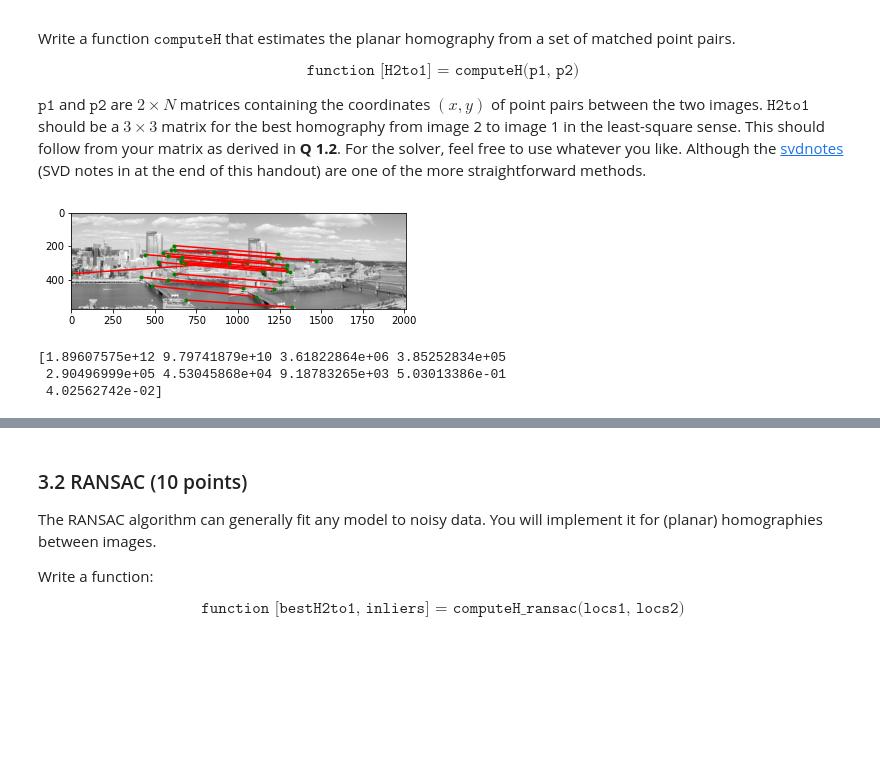
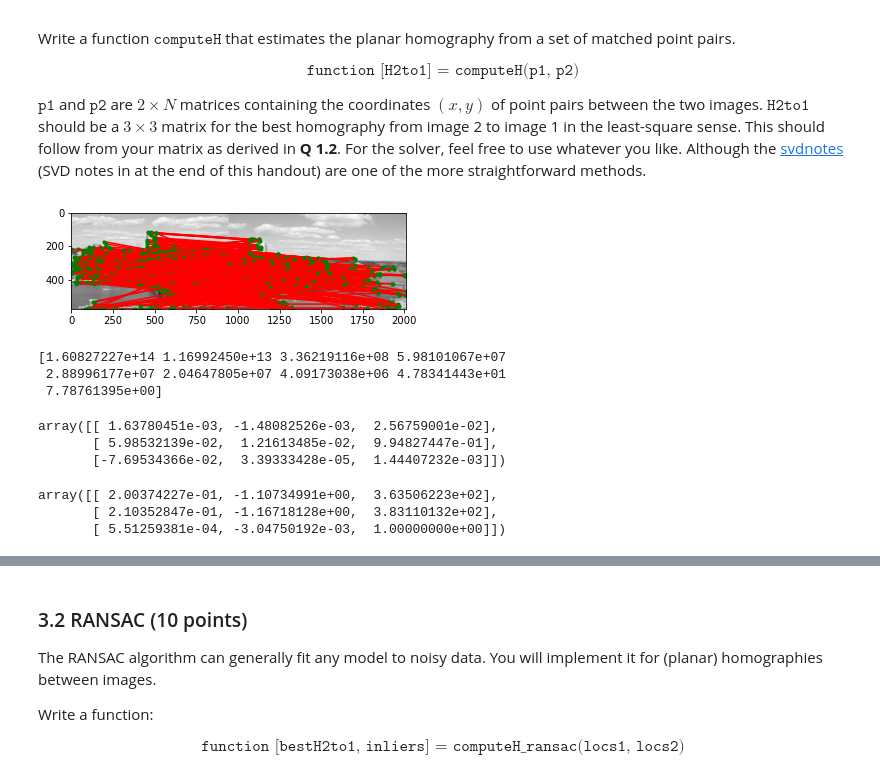
Before and after one commit to haleqiu/16720hw4, a Jupyter notebook: q3.ipynb, the cells around one changed output, grey strips where cells are left out. Cells and saved outputs as stored; diff of their text form; code cells hidden in the pictures; blank space fills up the shorter version.

```diff
--- a/q3.ipynb
+++ b/q3.ipynb
@@ -44,8 +44,7 @@ def computeH(p1, p2):
         A.append([ 0, 0, 0, -x, -y, -1, x*yp, y*yp, yp])
 
     A = np.array(A)
-#     matrix = A.T @ A
-    matrix = A.T
+    matrix = A.T @ A
     u, s, vh = np.linalg.svd(matrix, full_matrices=True)
     eigen_vector = vh[:,-1]
     H2to1 = eigen_vector.reshape(3,3)
@@ -60,12 +59,24 @@ im2 = cv2.imread("data/incline_R.png")
 # %%
 locs1, desc1 = briefLite(im1)
 locs2, desc2 = briefLite(im2)
 
-matches = briefMatch(desc1, desc2, ratio=0.2)
-plotMatches(im1, im2, matches, locs1, locs2)
-H = computeH(np.transpose(locs1[matches[:,0]], (1,0)), np.transpose(locs2[matches[:,1]], (1,0)))
+matches = briefMatch(desc1, desc2, ratio=0.8)
+plotMatches(im1, im2, matches[:50], locs1, locs2)
+H = computeH(locs1[matches[:,0]].T, locs2[matches[:,1]].T)
 # %% [output]
-[figure, old version]
+[figure, new version]
-[1.89607575e+12 9.79741879e+10 3.61822864e+06 3.85252834e+05
- 2.90496999e+05 4.53045868e+04 9.18783265e+03 5.03013386e-01
- 4.02562742e-02]
+[1.60827227e+14 1.16992450e+13 3.36219116e+08 5.98101067e+07
+ 2.88996177e+07 2.04647805e+07 4.09173038e+06 4.78341443e+01
+ 7.78761395e+00]
+# %%
+H
+# %% [output]
+array([[ 1.63780451e-03, -1.48082526e-03,  2.56759001e-02],
+       [ 5.98532139e-02,  1.21613485e-02,  9.94827447e-01],
+       [-7.69534366e-02,  3.39333428e-05,  1.44407232e-03]])
+# %%
+h
+# %% [output]
+array([[ 2.00374227e-01, -1.10734991e+00,  3.63506223e+02],
+       [ 2.10352847e-01, -1.16718128e+00,  3.83110132e+02],
+       [ 5.51259381e-04, -3.04750192e-03,  1.00000000e+00]])
```
Also changed, not shown: parts of 9 cells of this notebook.
